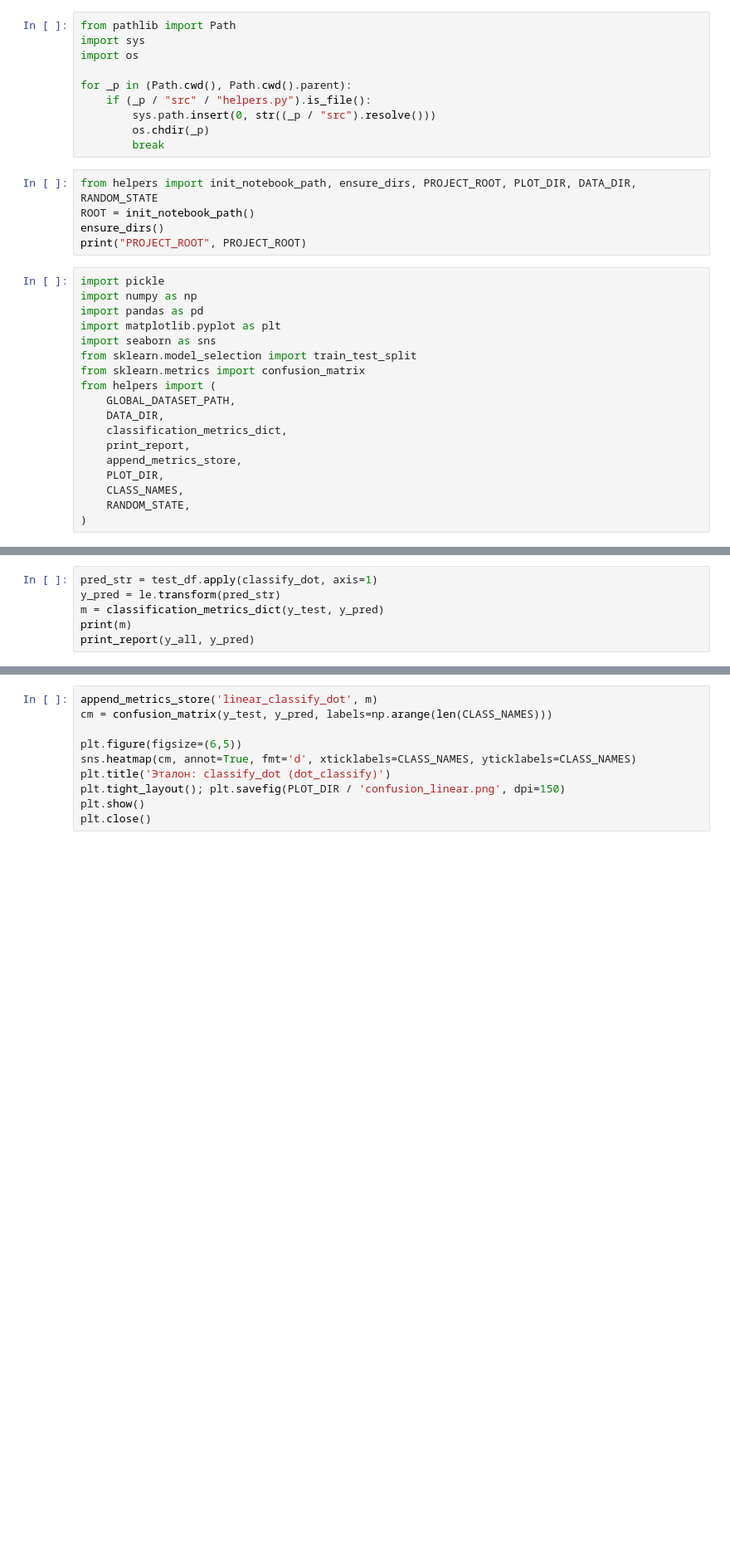
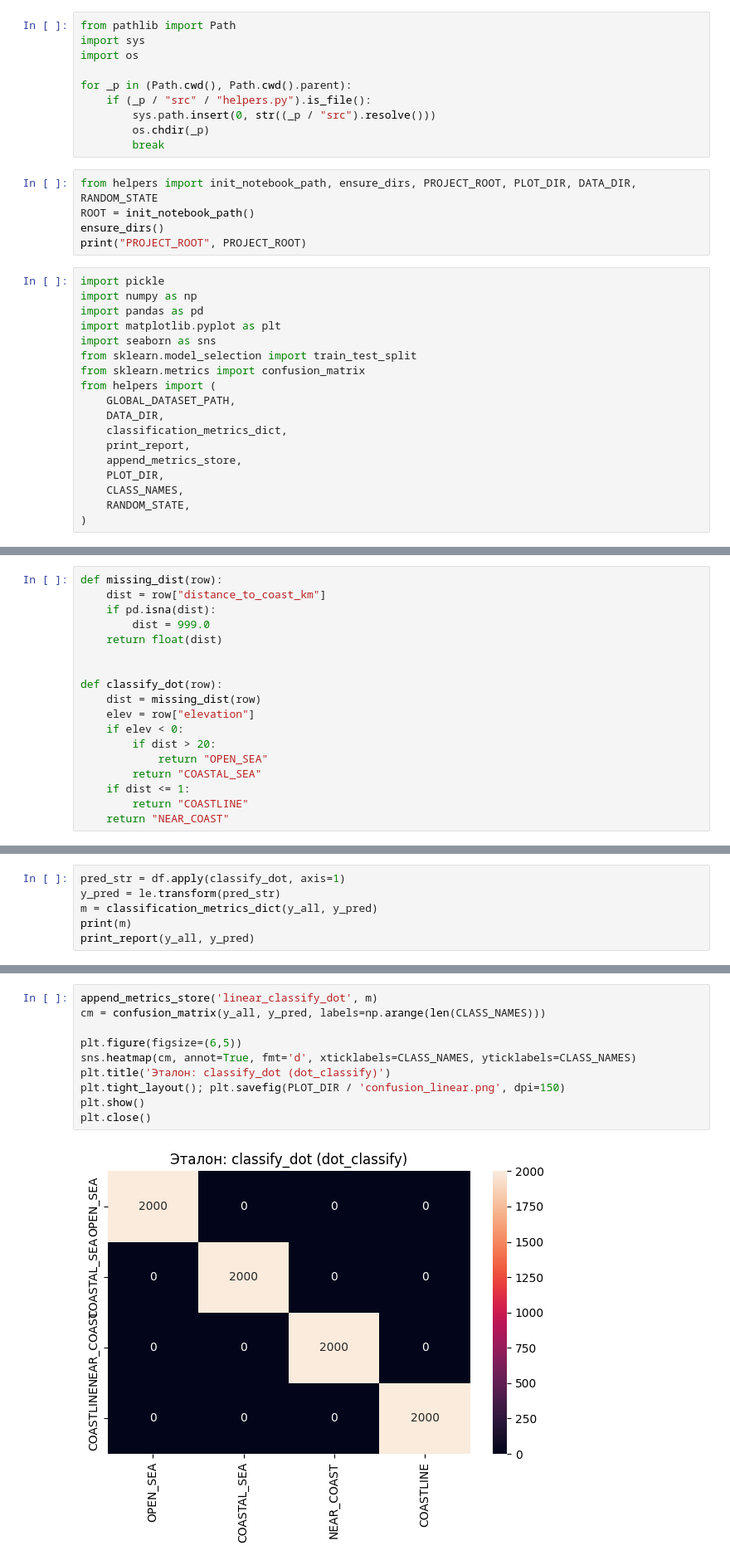
Before and after one commit to threenebula23/Comparative-analysis-of-different-approaches, a Jupyter notebook: notebooks/03_linear_baseline.ipynb, the cells around one changed output, grey strips where cells are left out. Shown at 83% size. Saved outputs shown, nothing was run; the diff lists cells and outputs as text; blank space fills up the shorter version.

```diff
--- a/notebooks/03_linear_baseline.ipynb
+++ b/notebooks/03_linear_baseline.ipynb
@@ -44,2 +47,20 @@ if 'elevation' not in df.columns:
 le = pickle.load(open(DATA_DIR / 'label_encoder.pkl', 'rb'))
 y_all = le.transform(df['target_class'])
+# %%
+def missing_dist(row):
+    dist = row["distance_to_coast_km"]
+    if pd.isna(dist):
+        dist = 999.0
+    return float(dist)
+
+
+def classify_dot(row):
+    dist = missing_dist(row)
+    elev = row["elevation"]
+    if elev < 0:
+        if dist > 20:
+            return "OPEN_SEA"
+        return "COASTAL_SEA"
+    if dist <= 1:
+        return "COASTLINE"
+    return "NEAR_COAST"
@@ -46,6 +71,6 @@ y_all = le.transform(df['target_class'])
 # %%
-pred_str = test_df.apply(classify_dot, axis=1)
+pred_str = df.apply(classify_dot, axis=1)
 y_pred = le.transform(pred_str)
-m = classification_metrics_dict(y_test, y_pred)
+m = classification_metrics_dict(y_all, y_pred)
 print(m)
 print_report(y_all, y_pred)
@@ -52,10 +89,12 @@ print_report(y_all, y_pred)
 # %%
 append_metrics_store('linear_classify_dot', m)
-cm = confusion_matrix(y_test, y_pred, labels=np.arange(len(CLASS_NAMES)))
+cm = confusion_matrix(y_all, y_pred, labels=np.arange(len(CLASS_NAMES)))
 
 plt.figure(figsize=(6,5))
 sns.heatmap(cm, annot=True, fmt='d', xticklabels=CLASS_NAMES, yticklabels=CLASS_NAMES)
 plt.title('Эталон: classify_dot (dot_classify)')
 plt.tight_layout(); plt.savefig(PLOT_DIR / 'confusion_linear.png', dpi=150)
 plt.show()
 plt.close()
+# %% [output]
+[figure, added]
```
Also changed, not shown: parts of 4 cells of this notebook, 9 other files.
